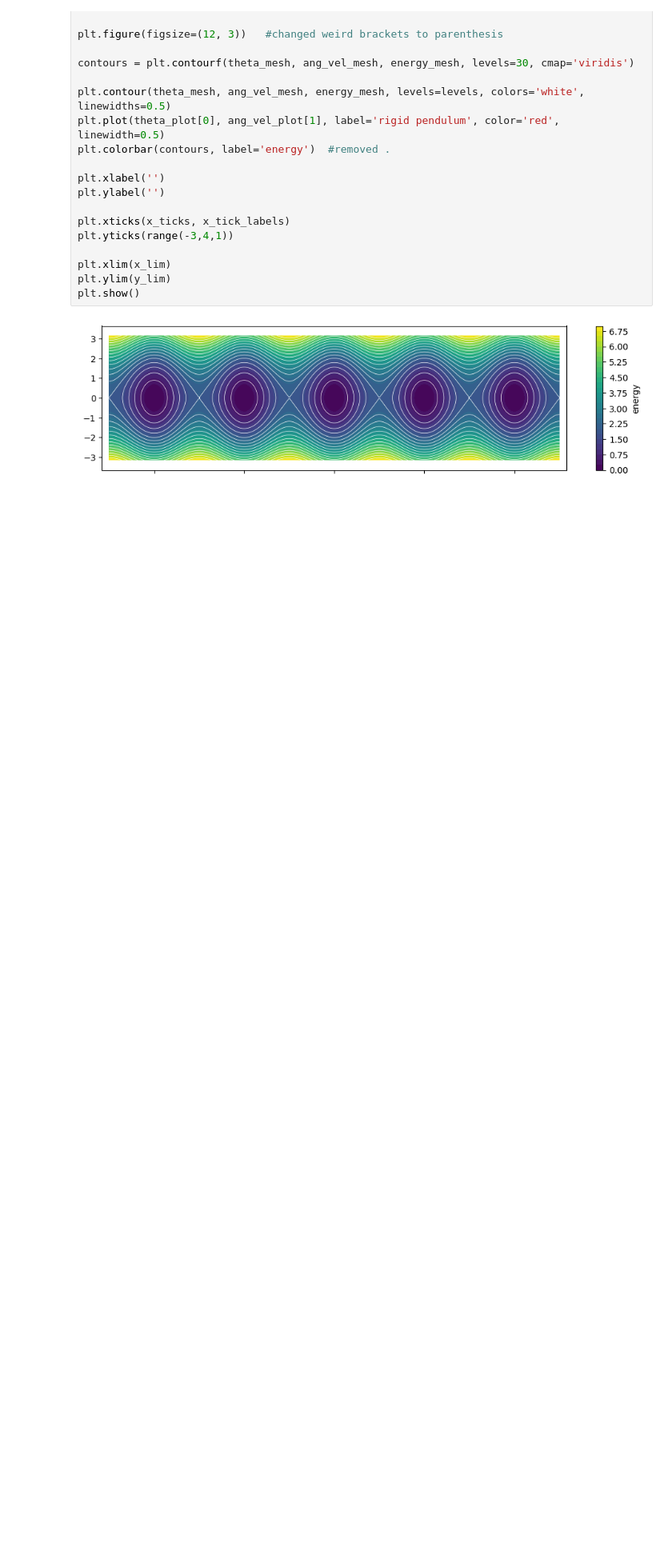
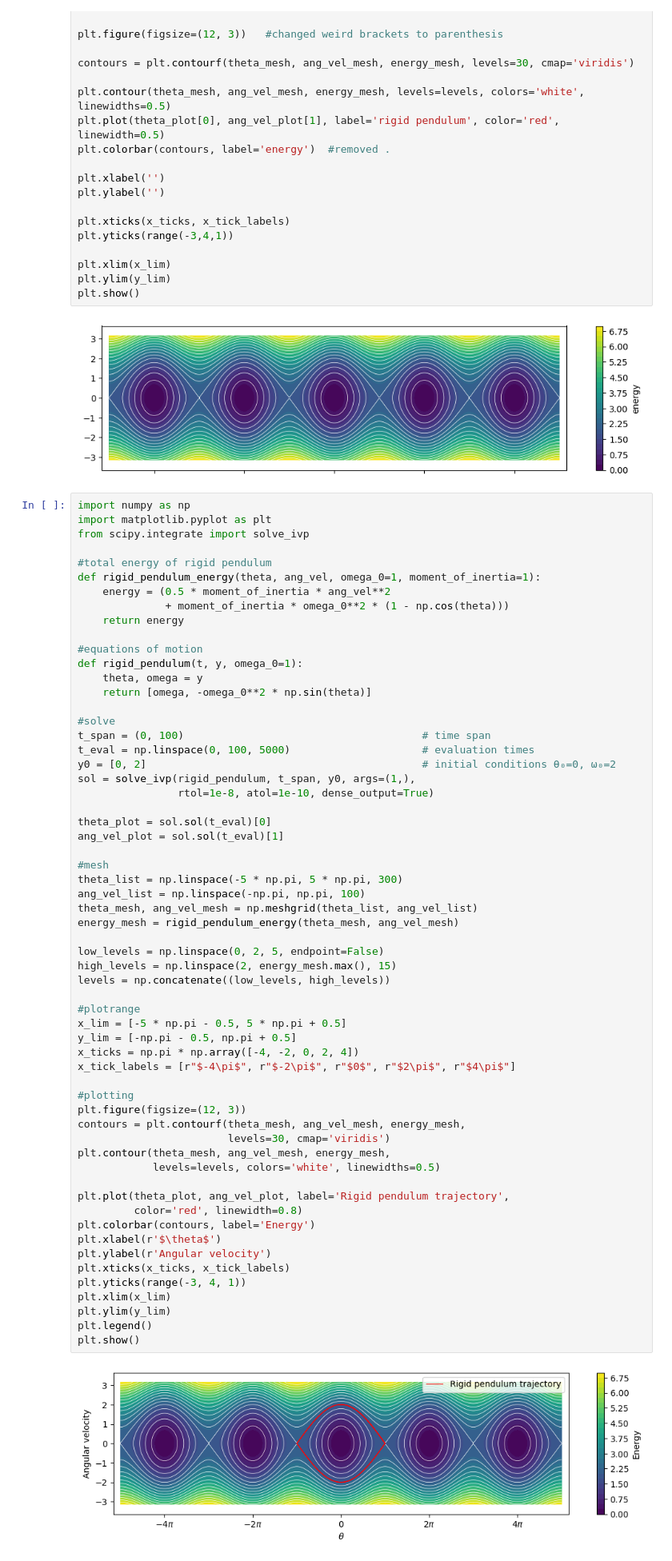
Before and after one commit to IntroComputationalPhysics-UNT/euler-and-solve-ivp-nworbehc, a Jupyter notebook: EulerAssignment.ipynb, the cells around one changed output. Shown at 80% size. Cells and saved outputs as stored; diff of their text form; blank space fills up the shorter version.

```diff
--- a/EulerAssignment.ipynb
+++ b/EulerAssignment.ipynb
@@ -262,3 +262,65 @@ plt.ylim(y_lim)
 plt.show()
 # %% [output]
 [figure]
+# %%
+import numpy as np
+import matplotlib.pyplot as plt
+from scipy.integrate import solve_ivp
+
+#total energy of rigid pendulum
+def rigid_pendulum_energy(theta, ang_vel, omega_0=1, moment_of_inertia=1):
+    energy = (0.5 * moment_of_inertia * ang_vel**2
+              + moment_of_inertia * omega_0**2 * (1 - np.cos(theta)))
+    return energy
+
+#equations of motion
+def rigid_pendulum(t, y, omega_0=1):
+    theta, omega = y
+    return [omega, -omega_0**2 * np.sin(theta)]
+
+#solve
+t_span = (0, 100)                                      # time span
+t_eval = np.linspace(0, 100, 5000)                     # evaluation times
+y0 = [0, 2]                                            # initial conditions θ₀=0, ω₀=2
+sol = solve_ivp(rigid_pendulum, t_span, y0, args=(1,),
+                rtol=1e-8, atol=1e-10, dense_output=True)
+
+theta_plot = sol.sol(t_eval)[0]
+ang_vel_plot = sol.sol(t_eval)[1]
+
+#mesh
+theta_list = np.linspace(-5 * np.pi, 5 * np.pi, 300)
+ang_vel_list = np.linspace(-np.pi, np.pi, 100)
+theta_mesh, ang_vel_mesh = np.meshgrid(theta_list, ang_vel_list)
+energy_mesh = rigid_pendulum_energy(theta_mesh, ang_vel_mesh)
+
+low_levels = np.linspace(0, 2, 5, endpoint=False)
+high_levels = np.linspace(2, energy_mesh.max(), 15)
+levels = np.concatenate((low_levels, high_levels))
+
+#plotrange
+x_lim = [-5 * np.pi - 0.5, 5 * np.pi + 0.5]
+y_lim = [-np.pi - 0.5, np.pi + 0.5]
+x_ticks = np.pi * np.array([-4, -2, 0, 2, 4])
+x_tick_labels = [r"$-4\pi$", r"$-2\pi$", r"$0$", r"$2\pi$", r"$4\pi$"]
+
+#plotting
+plt.figure(figsize=(12, 3))
+contours = plt.contourf(theta_mesh, ang_vel_mesh, energy_mesh,
+                        levels=30, cmap='viridis')
+plt.contour(theta_mesh, ang_vel_mesh, energy_mesh,
+            levels=levels, colors='white', linewidths=0.5)
+
+plt.plot(theta_plot, ang_vel_plot, label='Rigid pendulum trajectory',
+         color='red', linewidth=0.8)
+plt.colorbar(contours, label='Energy')
+plt.xlabel(r'$\theta$')
+plt.ylabel(r'Angular velocity')
+plt.xticks(x_ticks, x_tick_labels)
+plt.yticks(range(-3, 4, 1))
+plt.xlim(x_lim)
+plt.ylim(y_lim)
+plt.legend()
+plt.show()
+# %% [output]
+[figure, added]
```
Also changed, not shown: parts of 1 cell of this notebook.
